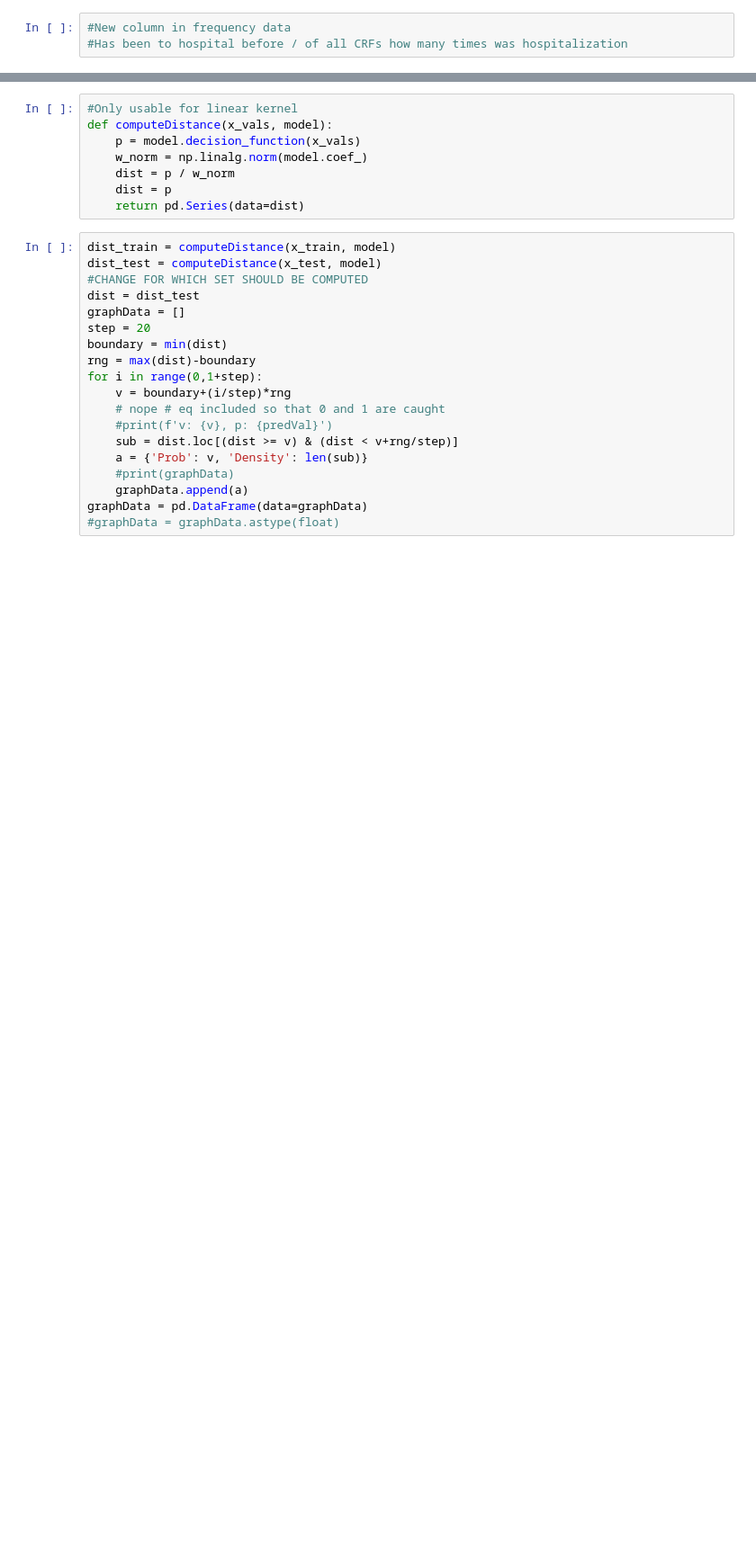
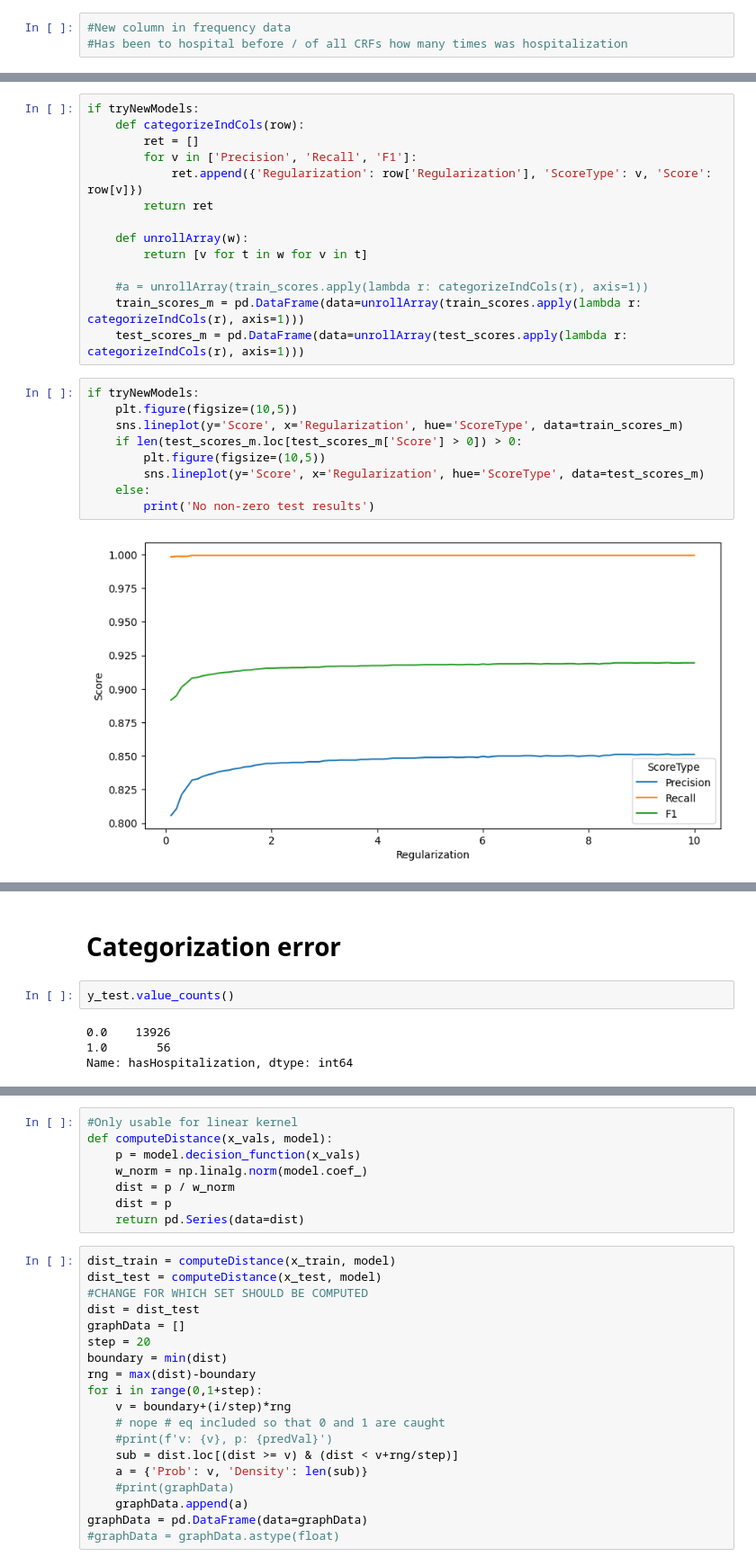
Before and after one commit to BrendanL72/Hospitalization-Risk, a Jupyter notebook: TryingModels.ipynb, the cells around one changed output, grey strips where cells are left out. Shown at 90% size. Drawn from its saved outputs; the diff is of its cells as text; blank space fills up the shorter version.

```diff
--- a/TryingModels.ipynb
+++ b/TryingModels.ipynb
@@ -114,0 +639,25 @@ weighted avg       1.00      1.00      1.00     13982
+# %%
+if tryNewModels:
+    def categorizeIndCols(row):
+        ret = []
+        for v in ['Precision', 'Recall', 'F1']:
+            ret.append({'Regularization': row['Regularization'], 'ScoreType': v, 'Score': row[v]})
+        return ret
+
+    def unrollArray(w):
+        return [v for t in w for v in t]
+
+    #a = unrollArray(train_scores.apply(lambda r: categorizeIndCols(r), axis=1))
+    train_scores_m = pd.DataFrame(data=unrollArray(train_scores.apply(lambda r: categorizeIndCols(r), axis=1)))
+    test_scores_m = pd.DataFrame(data=unrollArray(test_scores.apply(lambda r: categorizeIndCols(r), axis=1)))
+# %%
+if tryNewModels:
+    plt.figure(figsize=(10,5))
+    sns.lineplot(y='Score', x='Regularization', hue='ScoreType', data=train_scores_m)
+    if len(test_scores_m.loc[test_scores_m['Score'] > 0]) > 0:
+        plt.figure(figsize=(10,5))
+        sns.lineplot(y='Score', x='Regularization', hue='ScoreType', data=test_scores_m)
+    else:
+        print('No non-zero test results')
+# %% [output]
+[figure, added]
@@ -114,0 +665,8 @@ weighted avg       1.00      1.00      1.00     13982
+# %% [markdown]
+# Categorization error
+# %%
+y_test.value_counts()
+# %% [output]
+0.0    13926
+1.0       56
+Name: hasHospitalization, dtype: int64
```
Also changed, not shown: parts of 53 cells of this notebook.
